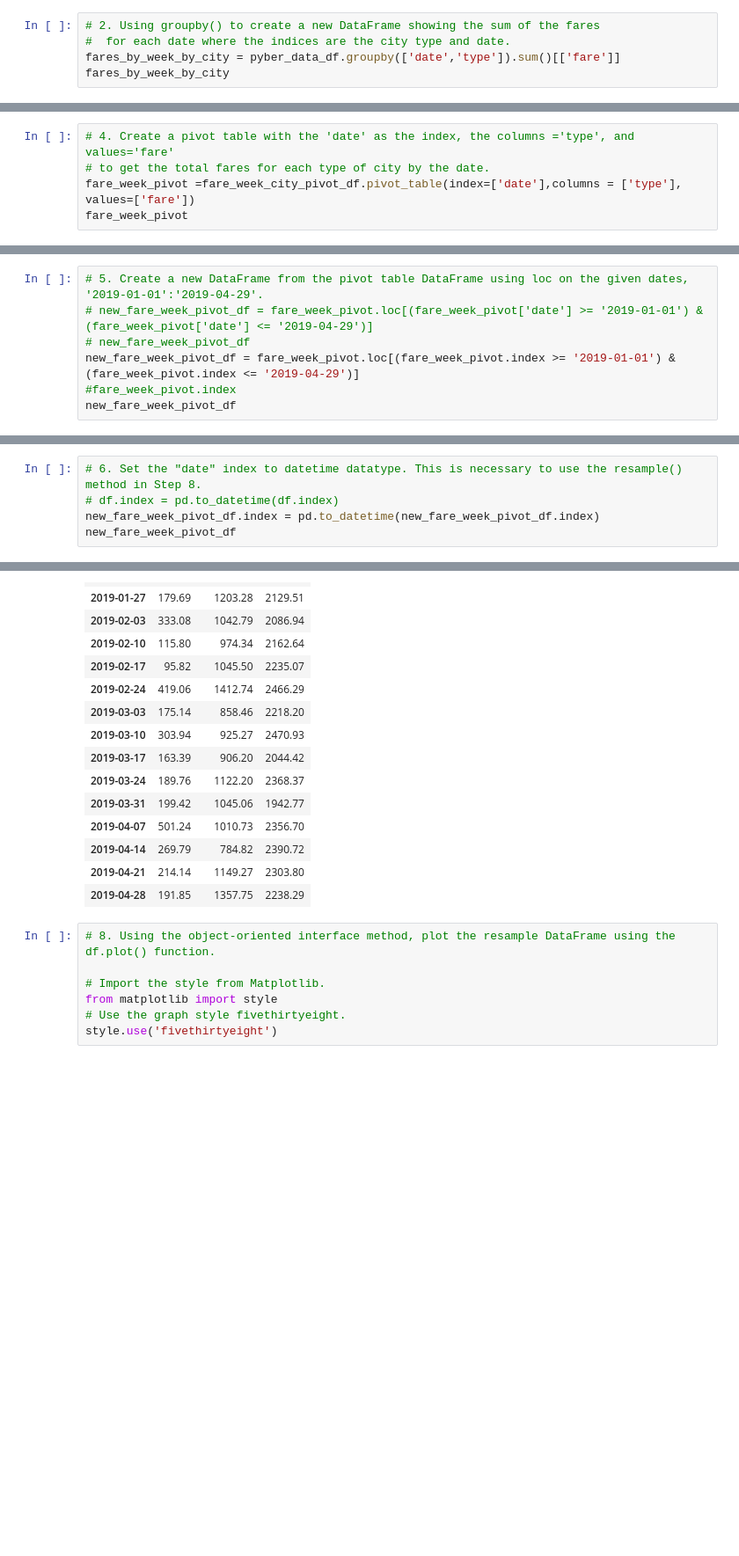
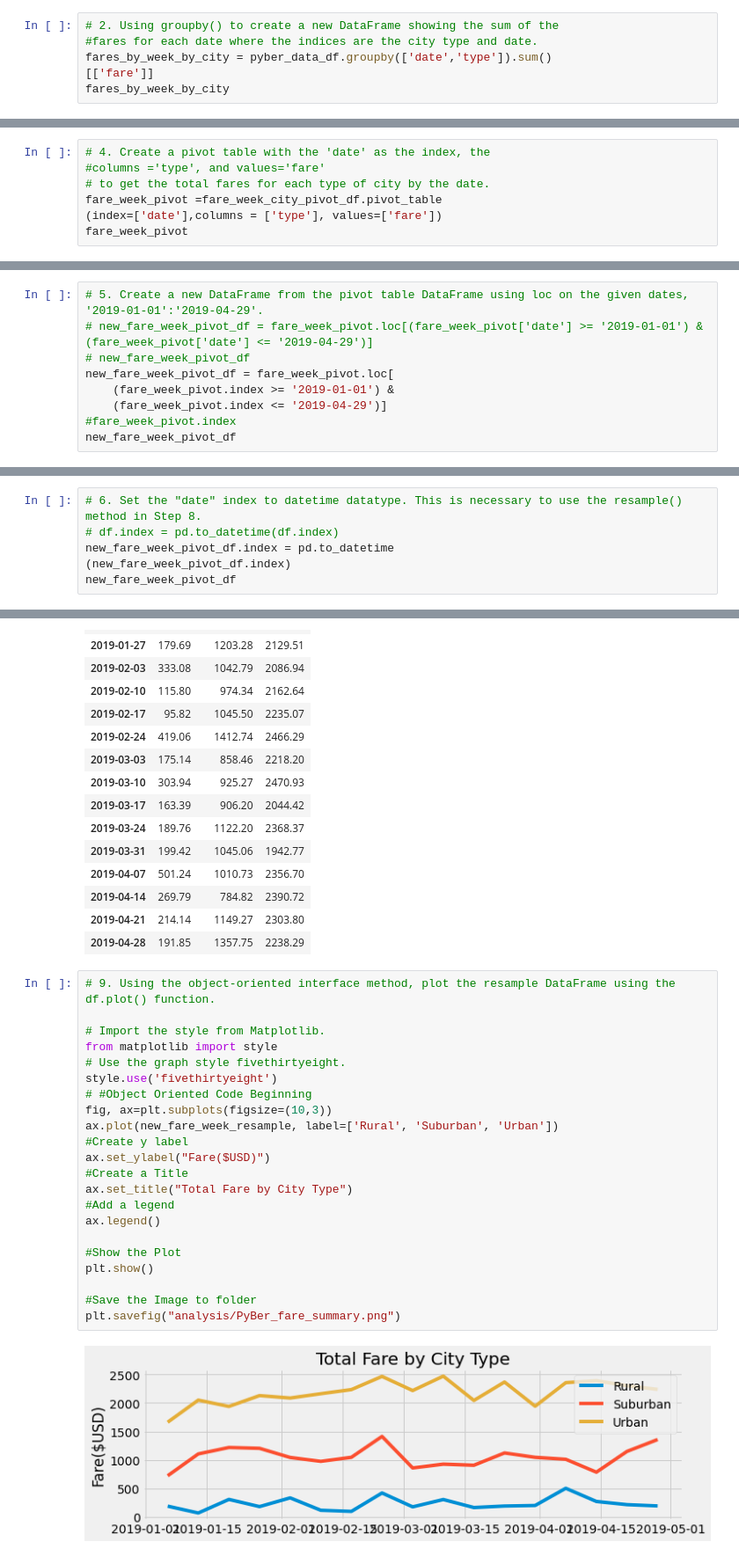
Before and after one commit to Gkmb2390/PyBer_Analysis, a Jupyter notebook: PyBer_Challenge.ipynb, the cells around one changed output, grey strips where cells are left out. Shown at 88% size. Cells and saved outputs as stored; diff of their text form; blank space fills up the shorter version.

Commit message:
updating read me and images

```diff
--- a/PyBer_Challenge.ipynb
+++ b/PyBer_Challenge.ipynb
@@ -134,9 +134,10 @@ pyber_data_df.head()
 | 3 | Rodneyfort | 2019-02-10 23:22:03 | 23.44 | 5149245426178 | 34 | Urban |
 | 4 | South Jack | 2019-03-06 04:28:35 | 34.58 | 3908451377344 | 46 | Urban |
 # %%
-# 2. Using groupby() to create a new DataFrame showing the sum of the fares
-#  for each date where the indices are the city type and date.
-fares_by_week_by_city = pyber_data_df.groupby(['date','type']).sum()[['fare']]
+# 2. Using groupby() to create a new DataFrame showing the sum of the
+#fares for each date where the indices are the city type and date.
+fares_by_week_by_city = pyber_data_df.groupby(['date','type']).sum()
+[['fare']]
 fares_by_week_by_city
 # %% [output]
 |  |  | fare |
@@ -173,9 +174,11 @@ fare_week_city_pivot_df
 | 2374 | 2019-05-08 13:10:18 | Urban | 18.04 |
 2375 rows × 3 columns
 # %%
-# 4. Create a pivot table with the 'date' as the index, the columns ='type', and values='fare'
+# 4. Create a pivot table with the 'date' as the index, the
+#columns ='type', and values='fare'
 # to get the total fares for each type of city by the date.
-fare_week_pivot =fare_week_city_pivot_df.pivot_table(index=['date'],columns = ['type'], values=['fare'])
+fare_week_pivot =fare_week_city_pivot_df.pivot_table
+(index=['date'],columns = ['type'], values=['fare'])
 fare_week_pivot
 # %% [output]
 |  | fare |  |  |
@@ -197,7 +200,9 @@ fare_week_pivot
 # 5. Create a new DataFrame from the pivot table DataFrame using loc on the given dates, '2019-01-01':'2019-04-29'.
 # new_fare_week_pivot_df = fare_week_pivot.loc[(fare_week_pivot['date'] >= '2019-01-01') & (fare_week_pivot['date'] <= '2019-04-29')]
 # new_fare_week_pivot_df
-new_fare_week_pivot_df = fare_week_pivot.loc[(fare_week_pivot.index >= '2019-01-01') & (fare_week_pivot.index <= '2019-04-29')]
+new_fare_week_pivot_df = fare_week_pivot.loc[
+    (fare_week_pivot.index >= '2019-01-01') &
+    (fare_week_pivot.index <= '2019-04-29')]
 #fare_week_pivot.index
 new_fare_week_pivot_df
 # %% [output]
@@ -219,7 +224,8 @@ new_fare_week_pivot_df
 # %%
 # 6. Set the "date" index to datetime datatype. This is necessary to use the resample() method in Step 8.
 # df.index = pd.to_datetime(df.index)
-new_fare_week_pivot_df.index = pd.to_datetime(new_fare_week_pivot_df.index)
+new_fare_week_pivot_df.index = pd.to_datetime
+(new_fare_week_pivot_df.index)
 new_fare_week_pivot_df
 # %% [output]
 |  | fare |  |  |
@@ -277,9 +283,26 @@ new_fare_week_resample
 | 2019-04-21 | 214.14 | 1149.27 | 2303.80 |
 | 2019-04-28 | 191.85 | 1357.75 | 2238.29 |
 # %%
-# 8. Using the object-oriented interface method, plot the resample DataFrame using the df.plot() function.
+# 9. Using the object-oriented interface method, plot the resample DataFrame using the df.plot() function.
 
 # Import the style from Matplotlib.
 from matplotlib import style
 # Use the graph style fivethirtyeight.
 style.use('fivethirtyeight')
+# #Object Oriented Code Beginning
+fig, ax=plt.subplots(figsize=(10,3))
+ax.plot(new_fare_week_resample, label=['Rural', 'Suburban', 'Urban'])
+#Create y label
+ax.set_ylabel("Fare($USD)")
+#Create a Title
+ax.set_title("Total Fare by City Type")
+#Add a legend
+ax.legend()
+
+#Show the Plot
+plt.show()
+
+#Save the Image to folder
+plt.savefig("analysis/PyBer_fare_summary.png")
+# %% [output]
+[figure, added]
```
Also changed, not shown: parts of 2 cells of this notebook, 19 other files.
